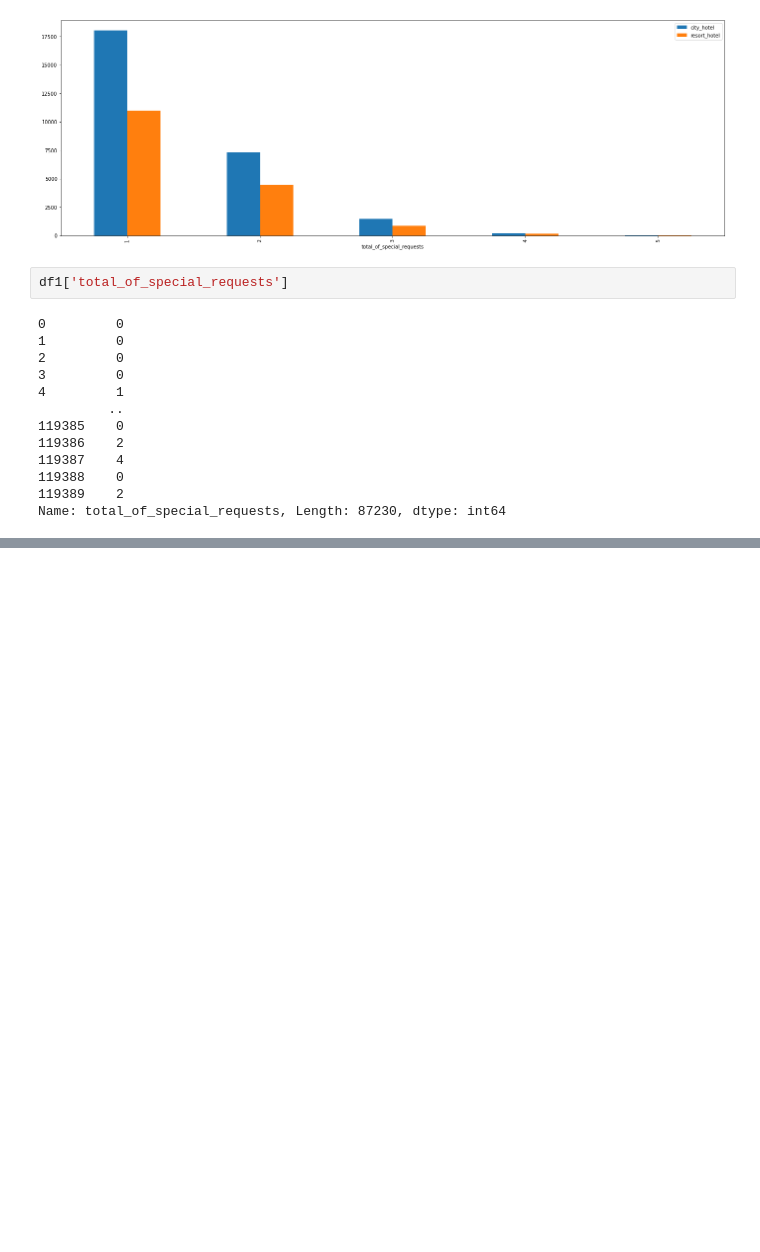
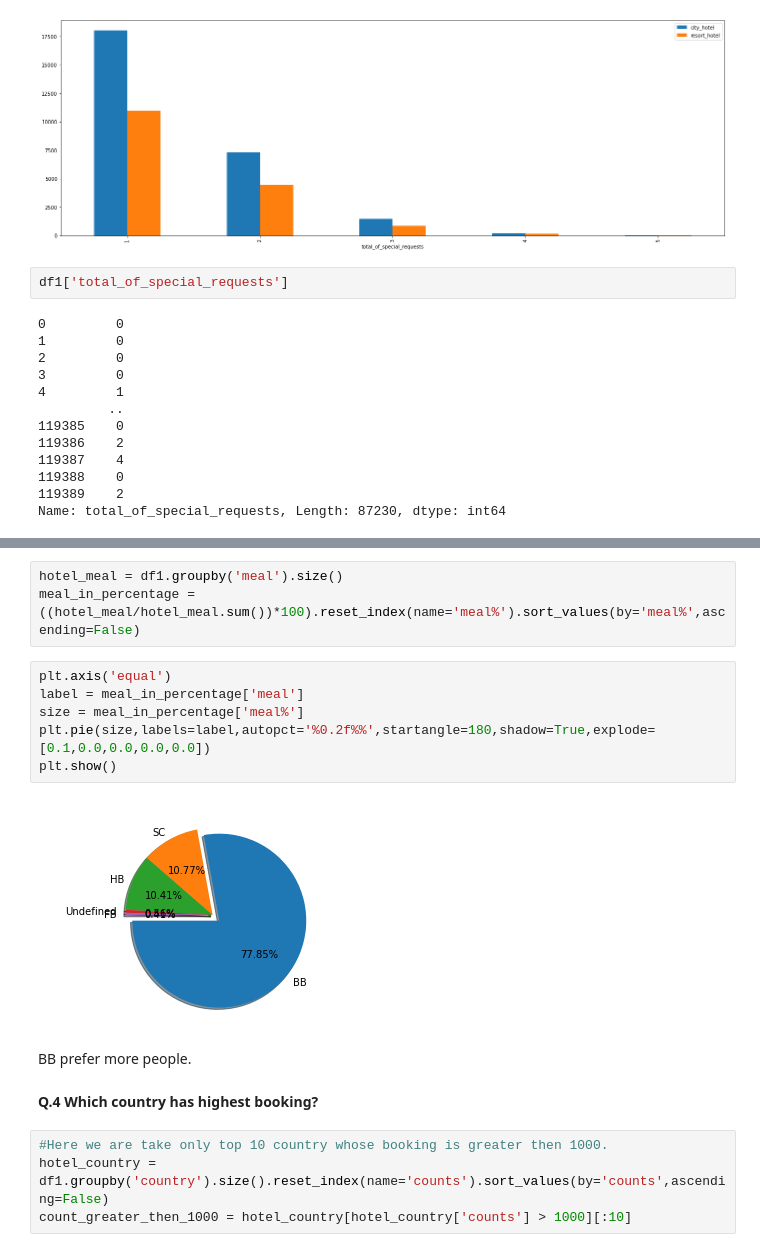
Before and after one commit to ANUJGAUR/Hotel-booking-analysis-project, a Jupyter notebook: Hotel_Booking_Analysis_Capstone_Project.ipynb, the cells around one changed output, grey strips where cells are left out. Drawn from its saved outputs; the diff is of its cells as text; blank space fills up the shorter version.

```diff
--- a/Hotel_Booking_Analysis_Capstone_Project.ipynb
+++ b/Hotel_Booking_Analysis_Capstone_Project.ipynb
@@ -278,0 +313,19 @@ Name: total_of_special_requests, Length: 87230, dtype: int64
+# %%
+hotel_meal = df1.groupby('meal').size()
+meal_in_percentage = ((hotel_meal/hotel_meal.sum())*100).reset_index(name='meal%').sort_values(by='meal%',ascending=False)
+# %%
+plt.axis('equal')
+label = meal_in_percentage['meal']
+size = meal_in_percentage['meal%']
+plt.pie(size,labels=label,autopct='%0.2f%%',startangle=180,shadow=True,explode=[0.1,0.0,0.0,0.0,0.0])
+plt.show()
+# %% [output]
+[figure, added]
+# %% [markdown]
+BB prefer more people.
+# %% [markdown]
+**Q.4 Which country has highest booking?**
+# %%
+#Here we are take only top 10 country whose booking is greater then 1000.
+hotel_country = df1.groupby('country').size().reset_index(name='counts').sort_values(by='counts',ascending=False)
+count_greater_then_1000 = hotel_country[hotel_country['counts'] > 1000][:10]
```
Also changed, not shown: parts of 51 cells of this notebook.
